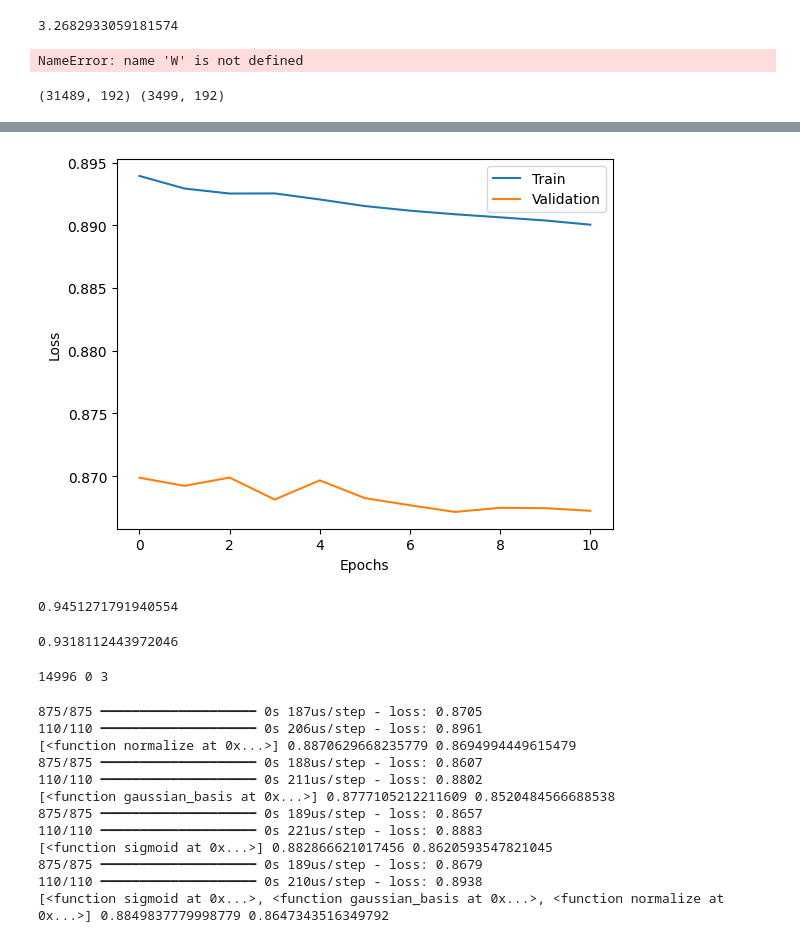
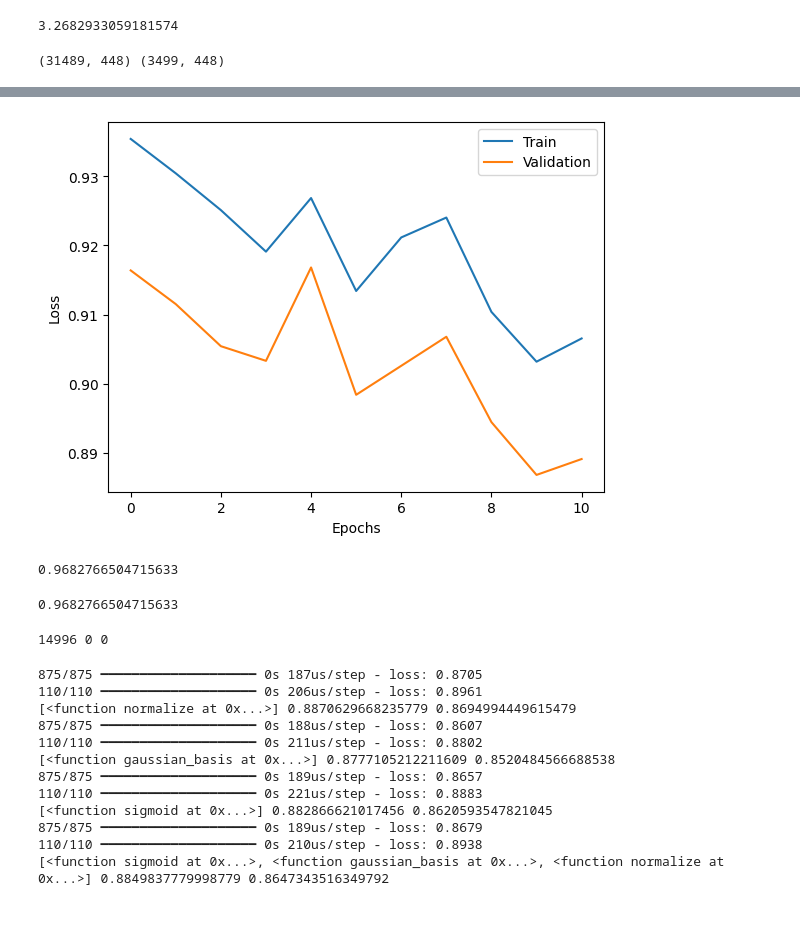
Before and after one commit to amaljoe/FML_assignment1, a Jupyter notebook: kaggle_comp.ipynb, the cells around one changed output, grey strips where cells are left out. Drawn from its saved outputs; the diff is of its cells as text; code cells hidden in the pictures; blank space fills up the shorter version.

```diff
--- a/kaggle_comp.ipynb
+++ b/kaggle_comp.ipynb
@@ -78,12 +31,0 @@ W = np.random.randn(N, 1)
-# %%
-import tensorflow as tf
-
-model = tf.keras.models.Sequential([
-    tf.keras.Input(shape=(N,)),
-    tf.keras.layers.Dense(32, activation='relu'),
-    tf.keras.layers.Dense(1, input_shape=(N,))
-])
-
-model.compile(optimizer='adam', loss='mse')
-
-model.fit(X_train, y_train, validation_data=(X_val, y_val), epochs=10)
@@ -119,8 +38,8 @@ def predict(X, W):
 def mse(y_true, y_pred):
     return np.mean((y_true - y_pred)**2)
 
-def rmse(y_true, y_pred):
-    return np.sqrt(mse(y_true, y_pred))
+# def rmse(y_true, y_pred):
+#     return np.sqrt(mse(y_true, y_pred))
 
 def compute_gradients(X, y, y_pred):
     dW = -2 * X.T @ (y - y_pred) / X.shape[0]
@@ -138,7 +57,6 @@ def fit(X, y, W, Xval, yval, lr=0.01, epochs=100, print_every=100, batch_size=32
         idx = random.sample(range(X.shape[0]), batch_size)
         X_batch, y_batch = X[idx], y[idx]
         y_pred = predict(X_batch, W)
-        y_pred_round = y_pred.round()
 
         if i % print_every == 0 or i == epochs - 1:
             train_loss = mse(y, predict(X, W))
@@ -156,10 +74,9 @@ def fit(X, y, W, Xval, yval, lr=0.01, epochs=100, print_every=100, batch_size=32
                 print(f'Early stopping at epoch {i}, Loss: {train_loss}, Val Loss: {val_loss}')
                 break
 
-        dW = compute_gradients(X_batch, y_batch, y_pred_round)
+        dW = compute_gradients(X_batch, y_batch, y_pred)
         W -= lr * dW
 
-
     return best_W, errors, val_errors
 # %%
 # Closed form solution
@@ -182,17 +99,6 @@ def plot_errors(errors, val_errors):
     plt.ylabel('Loss')
     plt.legend()
     plt.show()
-# %%
-# Gradient Descent
-W, errors, val_errors = fit(X_train, y_train, W, X_val, y_val, lr=0.0001, epochs=1000)
-
-y_pred = predict(X_val, W)
-
-plot_errors(errors, val_errors)
-
-rmse(y_val, y_pred)
-# %% [output]
-NameError: name 'W' is not defined
 # %%
 # Feature engineering
 
@@ -215,8 +121,8 @@ def relu(x):
 # Add polynomial features
 def transform_input(X):
     X_new = X
-    for i in range(-1, 1):
-        j = i
+    for i in range(-3, 3):
+        j = i / 3
         X_new = np.hstack([X_new, gaussian_basis(X, mu + j, sigma)])
     return X_new
 
@@ -227,13 +133,13 @@ print(X_train_poly.shape, X_val_poly.shape)
 
 W_poly = np.random.randn(X_train_poly.shape[1], 1)
 # %% [output]
-(31489, 192) (3499, 192)
+(31489, 448) (3499, 448)
 # %%
-W_poly = np.load('weights5.npy')
+W_poly = np.load('weights6.npy')
 # %%
-epochs = 300000
+epochs = 100000
 
-W_train_poly, errors, val_errors = fit(X_train_poly, y_train, W_poly, X_val_poly, y_val, lr=0.0001, epochs=epochs, print_every=epochs/10, batch_size=32)
+W_train_poly, errors, val_errors = fit(X_train_poly, y_train, W_poly, X_val_poly, y_val, lr=0.001, epochs=epochs, print_every=epochs/10, batch_size=32)
 
 plot_errors(errors, val_errors)
 
@@ -255,4 +161,4 @@ Epoch 299999, Loss: 0.8900494273532221, Val Loss: 0.867231611836957, Rounded Val
-[figure, old version]
+[figure, new version]
-0.9451271791940554
+0.9682766504715633
 # %%
 # export weights
@@ -261,10 +167,11 @@ W_backup = W_train_poly
 # %%
 X_val_poly = transform_input(X_val)
 y_pred = predict(X_val_poly, W_poly)
+y_pred_round = y_pred.round()
 
-rmse(y_val, y_pred)
+mse(y_val, y_pred_round)
 # %% [output]
-0.9318112443972046
+0.9682766504715633
 # %%
 # Get output for final test data
 X_final_test = np.array(test.drop('ID', axis=1))
@@ -274,7 +181,7 @@ y_final_test = y_final_test.round()
 
 output = pd.DataFrame({'ID': test['ID'], 'score': y_final_test.flatten()})
 
-# output['score'] = output['score'].clip(0, 5)
+output['score'] = output['score'].clip(0, 5)
 
 # count score < 0
 below0 = output[output['score'] < 0].shape[0]
@@ -284,9 +191,9 @@ above5 = output[output['score'] > 5].shape[0]
 
 print(output.shape[0], below0, above5)
 
-output.to_csv('output.csv', index=False)
+output.to_csv('output7.csv', index=False)
 # %% [output]
-14996 0 3
+14996 0 0
 # %%
 import tensorflow as tf
 
```
Also changed, not shown: parts of 7 cells of this notebook, 4 other files.
